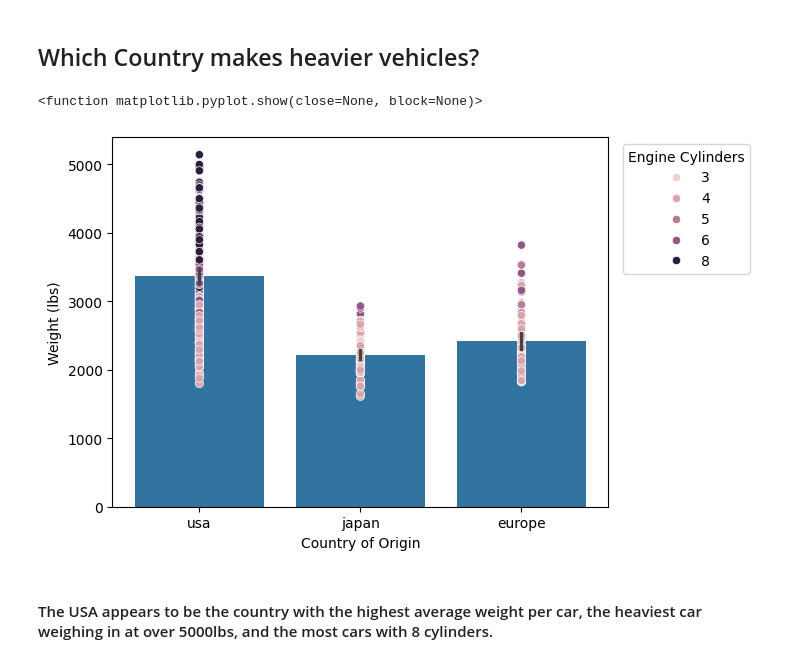
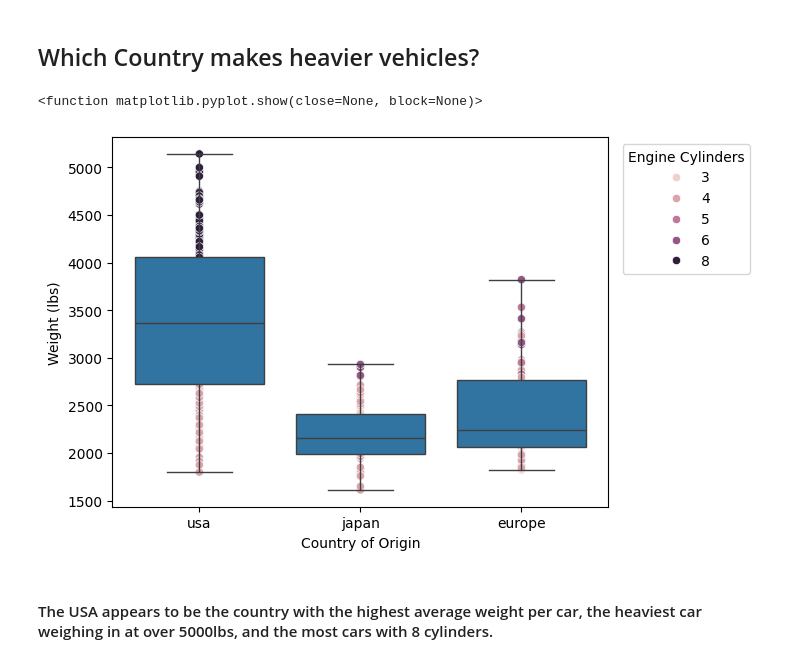
Before and after one commit to K-Bromley/datafun-06-eda, a Jupyter notebook: kellybromley_eda.ipynb, the cells around one changed output. Cells and saved outputs as stored; diff of their text form; code cells hidden in the pictures.

Commit message:
Changing final chart to boxplot

```diff
--- a/kellybromley_eda.ipynb
+++ b/kellybromley_eda.ipynb
@@ -145,15 +145,15 @@ plt.show()
 # %% [markdown]
 ## Which Country makes heavier vehicles?
 # %%
-sns.barplot(x='Country of Origin', y='Weight (lbs)', data=df)
+sns.boxplot(x='Country of Origin', y='Weight (lbs)', data=df)
 
 sns.scatterplot(x='Country of Origin', y='Weight (lbs)', hue='Engine Cylinders', data=df)
 
 plt.legend(title='Engine Cylinders', bbox_to_anchor= (1.3,1))
 
 plt.show
 # %% [output]
 <function matplotlib.pyplot.show(close=None, block=None)>
-[figure, old version]
+[figure, new version]
 # %% [markdown]
 #### The USA appears to be the country with the highest average weight per car, the heaviest car weighing in at over 5000lbs, and the most cars with 8 cylinders.
```
